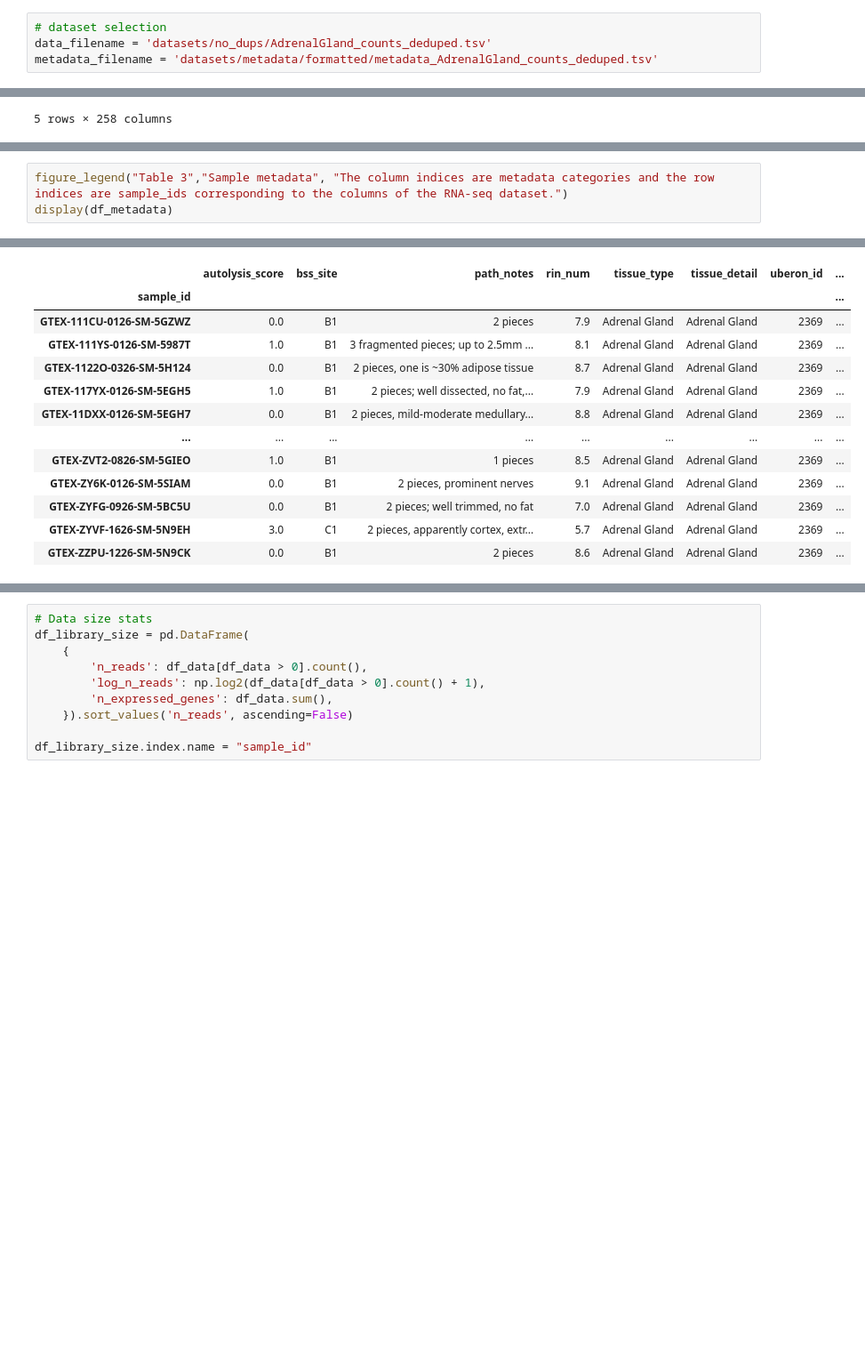
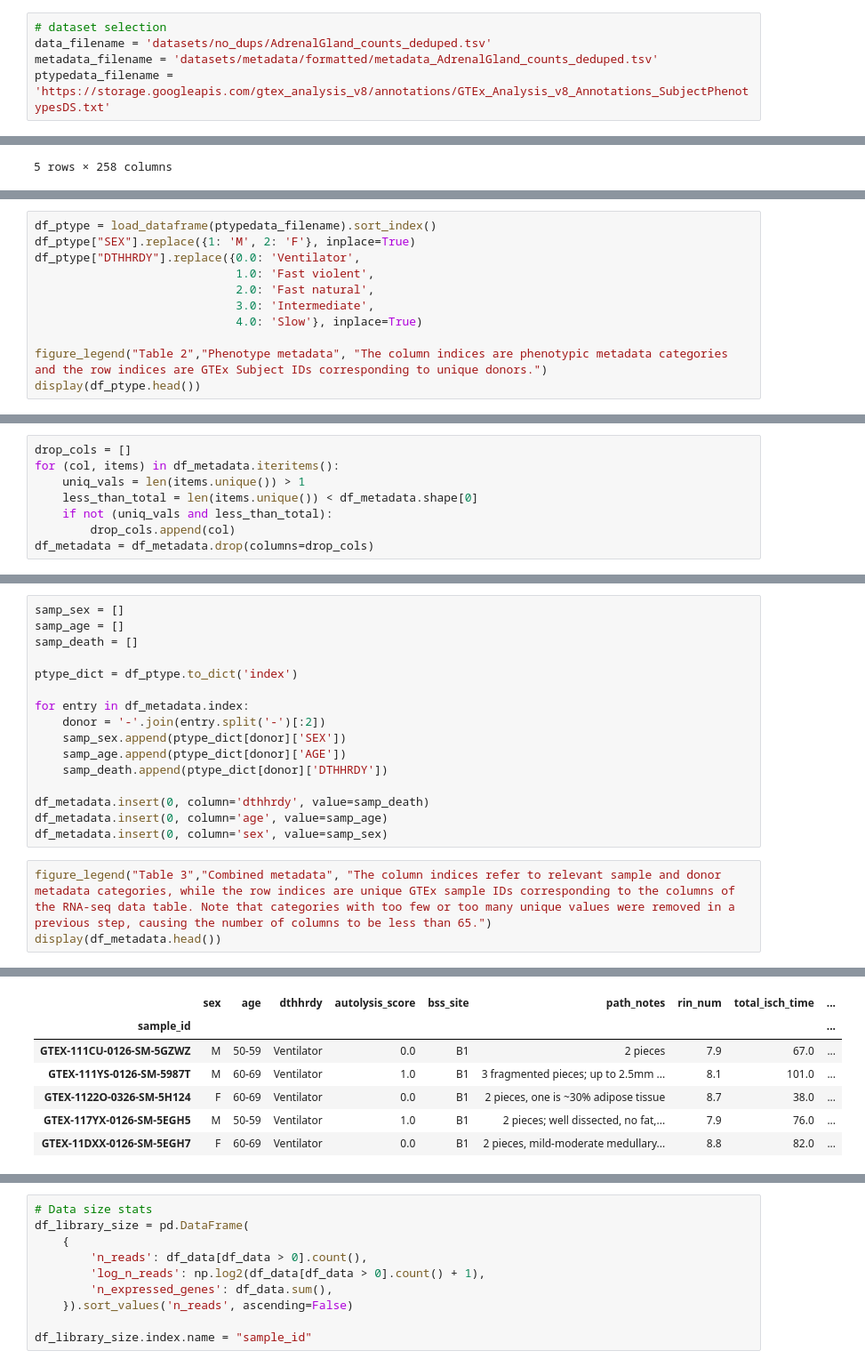
Before and after one commit to MaayanLab/GTExTissueNotebooks, a Jupyter notebook: AdrenalGland.ipynb, the cells around one changed output, grey strips where cells are left out. Shown at 89% size. Saved outputs shown, nothing was run; the diff lists cells and outputs as text; blank space fills up the shorter version.

Commit message:
update adrenalgland metadata, minor reformatting

```diff
--- a/AdrenalGland.ipynb
+++ b/AdrenalGland.ipynb
@@ -61,3 +64,4 @@ import plotly.graph_objects as go
 # dataset selection
 data_filename = 'datasets/no_dups/AdrenalGland_counts_deduped.tsv'
 metadata_filename = 'datasets/metadata/formatted/metadata_AdrenalGland_counts_deduped.tsv'
+ptypedata_filename = 'https://storage.googleapis.com/gtex_analysis_v8/annotations/GTEx_Analysis_v8_Annotations_SubjectPhenotypesDS.txt'
@@ -218,0 +203,11 @@ print(f"{df_data.shape[1]} samples, {len(features)} metadata categories\n\n")
+# %%
+df_ptype = load_dataframe(ptypedata_filename).sort_index()
+df_ptype["SEX"].replace({1: 'M', 2: 'F'}, inplace=True)
+df_ptype["DTHHRDY"].replace({0.0: 'Ventilator',
+                             1.0: 'Fast violent',
+                             2.0: 'Fast natural',
+                             3.0: 'Intermediate',
+                             4.0: 'Slow'}, inplace=True)
+
+figure_legend("Table 2","Phenotype metadata", "The column indices are phenotypic metadata categories and the row indices are GTEx Subject IDs corresponding to unique donors.")
+display(df_ptype.head())
@@ -218,0 +225,8 @@ print(f"{df_data.shape[1]} samples, {len(features)} metadata categories\n\n")
+# %%
+drop_cols = []
+for (col, items) in df_metadata.iteritems():
+    uniq_vals = len(items.unique()) > 1
+    less_than_total = len(items.unique()) < df_metadata.shape[0]
+    if not (uniq_vals and less_than_total):
+        drop_cols.append(col)
+df_metadata = df_metadata.drop(columns=drop_cols)
@@ -219,4 +235,20 @@ print(f"{df_data.shape[1]} samples, {len(features)} metadata categories\n\n")
+# %%
+samp_sex = []
+samp_age = []
+samp_death = []
+
+ptype_dict = df_ptype.to_dict('index')
+
+for entry in df_metadata.index:
+    donor = '-'.join(entry.split('-')[:2])
+    samp_sex.append(ptype_dict[donor]['SEX'])
+    samp_age.append(ptype_dict[donor]['AGE'])
+    samp_death.append(ptype_dict[donor]['DTHHRDY'])
+
+df_metadata.insert(0, column='dthhrdy', value=samp_death)
+df_metadata.insert(0, column='age', value=samp_age)
+df_metadata.insert(0, column='sex', value=samp_sex)
 # %%
-figure_legend("Table 3","Sample metadata", "The column indices are metadata categories and the row indices are sample_ids corresponding to the columns of the RNA-seq dataset.")
-display(df_metadata)
+figure_legend("Table 3","Combined metadata", "The column indices refer to relevant sample and donor metadata categories, while the row indices are unique GTEx sample IDs corresponding to the columns of the RNA-seq data table. Note that categories with too few or too many unique values were removed in a previous step, causing the number of columns to be less than 65.")
+display(df_metadata.head())
 # %% [output]
@@ -224,13 +256,7 @@ Table 3: Sample metadata. The column indices are metadata categories and the row
-|  | autolysis_score | bss_site | path_notes | rin_num | tissue_type | tissue_detail | uberon_id | ... |
-| sample_id |  |  |  |  |  |  |  | ... |
-| GTEX-111CU-0126-SM-5GZWZ | 0.0 | B1 | 2 pieces | 7.9 | Adrenal Gland | Adrenal Gland | 2369 | ... |
-| GTEX-111YS-0126-SM-5987T | 1.0 | B1 | 3 fragmented pieces; up to 2.5mm ... | 8.1 | Adrenal Gland | Adrenal Gland | 2369 | ... |
-| GTEX-1122O-0326-SM-5H124 | 0.0 | B1 | 2 pieces, one is ~30% adipose tissue | 8.7 | Adrenal Gland | Adrenal Gland | 2369 | ... |
-| GTEX-117YX-0126-SM-5EGH5 | 1.0 | B1 | 2 pieces; well dissected, no fat,... | 7.9 | Adrenal Gland | Adrenal Gland | 2369 | ... |
-| GTEX-11DXX-0126-SM-5EGH7 | 0.0 | B1 | 2 pieces, mild-moderate medullary... | 8.8 | Adrenal Gland | Adrenal Gland | 2369 | ... |
-| ... | ... | ... | ... | ... | ... | ... | ... | ... |
-| GTEX-ZVT2-0826-SM-5GIEO | 1.0 | B1 | 1 pieces | 8.5 | Adrenal Gland | Adrenal Gland | 2369 | ... |
-| GTEX-ZY6K-0126-SM-5SIAM | 0.0 | B1 | 2 pieces, prominent nerves | 9.1 | Adrenal Gland | Adrenal Gland | 2369 | ... |
-| GTEX-ZYFG-0926-SM-5BC5U | 0.0 | B1 | 2 pieces; well trimmed, no fat | 7.0 | Adrenal Gland | Adrenal Gland | 2369 | ... |
-| GTEX-ZYVF-1626-SM-5N9EH | 3.0 | C1 | 2 pieces, apparently cortex, extr... | 5.7 | Adrenal Gland | Adrenal Gland | 2369 | ... |
-| GTEX-ZZPU-1226-SM-5N9CK | 0.0 | B1 | 2 pieces | 8.6 | Adrenal Gland | Adrenal Gland | 2369 | ... |
+|  | sex | age | dthhrdy | autolysis_score | bss_site | path_notes | rin_num | total_isch_time | ... |
+| sample_id |  |  |  |  |  |  |  |  | ... |
+| GTEX-111CU-0126-SM-5GZWZ | M | 50-59 | Ventilator | 0.0 | B1 | 2 pieces | 7.9 | 67.0 | ... |
+| GTEX-111YS-0126-SM-5987T | M | 60-69 | Ventilator | 1.0 | B1 | 3 fragmented pieces; up to 2.5mm ... | 8.1 | 101.0 | ... |
+| GTEX-1122O-0326-SM-5H124 | F | 60-69 | Ventilator | 0.0 | B1 | 2 pieces, one is ~30% adipose tissue | 8.7 | 38.0 | ... |
+| GTEX-117YX-0126-SM-5EGH5 | M | 50-59 | Ventilator | 1.0 | B1 | 2 pieces; well dissected, no fat,... | 7.9 | 76.0 | ... |
+| GTEX-11DXX-0126-SM-5EGH7 | F | 60-69 | Ventilator | 0.0 | B1 | 2 pieces, mild-moderate medullary... | 8.8 | 82.0 | ... |
```
Also changed, not shown: parts of 26 cells of this notebook.
